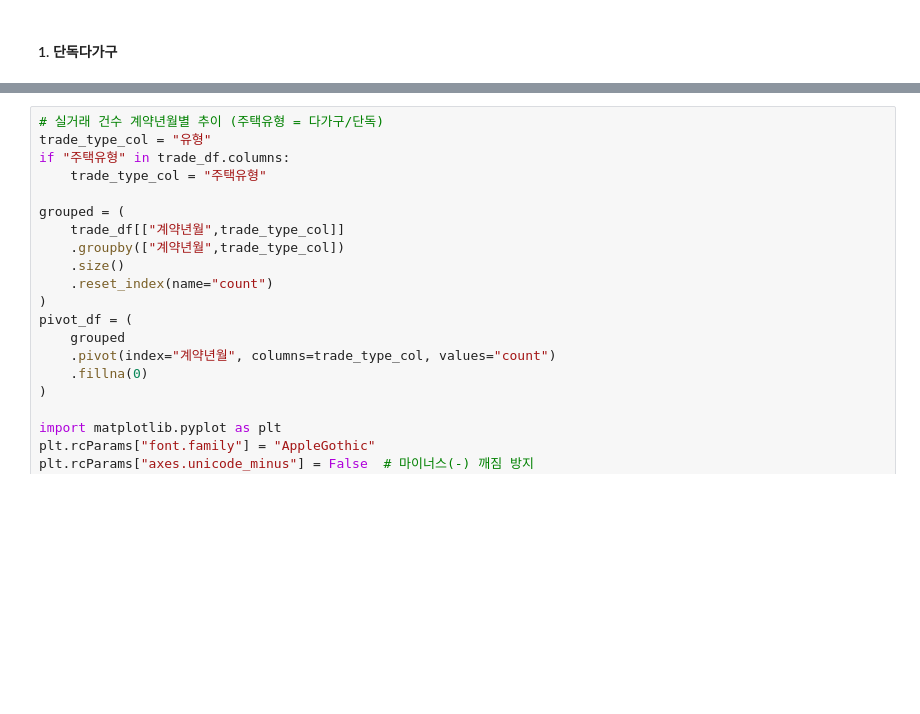
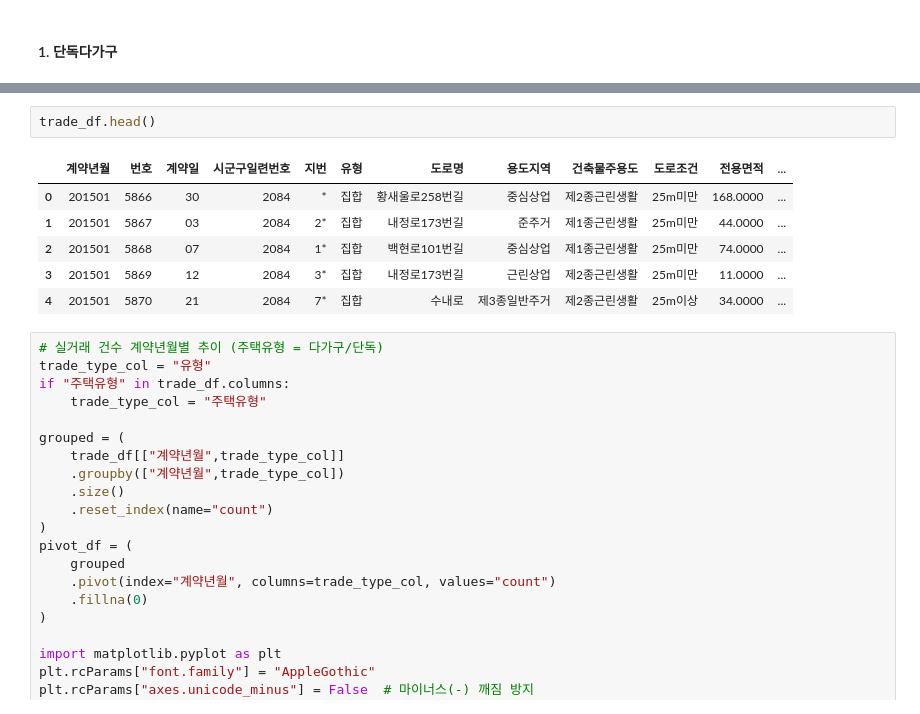
Before and after one commit to sbcho21/landata, a Jupyter notebook: notebooks/bundang.ipynb, the cells around one changed output, grey strips where cells are left out. Drawn from its saved outputs; the diff is of its cells as text; blank space fills up the shorter version.

```diff
--- a/notebooks/bundang.ipynb
+++ b/notebooks/bundang.ipynb
@@ -32,3 +52,12 @@ dtype: object
+# %%
+trade_df.head()
+# %% [output]
+|  | 계약년월 | 번호 | 계약일 | 시군구일련번호 | 지번 | 유형 | 도로명 | 용도지역 | 건축물주용도 | 도로조건 | 전용면적 | ... |
+| 0 | 201501 | 5866 | 30 | 2084 | * | 집합 | 황새울로258번길 | 중심상업 | 제2종근린생활 | 25m미만 | 168.0000 | ... |
+| 1 | 201501 | 5867 | 03 | 2084 | 2* | 집합 | 내정로173번길 | 준주거 | 제1종근린생활 | 25m미만 | 44.0000 | ... |
+| 2 | 201501 | 5868 | 07 | 2084 | 1* | 집합 | 백현로101번길 | 중심상업 | 제1종근린생활 | 25m미만 | 74.0000 | ... |
+| 3 | 201501 | 5869 | 12 | 2084 | 3* | 집합 | 내정로173번길 | 근린상업 | 제2종근린생활 | 25m미만 | 11.0000 | ... |
+| 4 | 201501 | 5870 | 21 | 2084 | 7* | 집합 | 수내로 | 제3종일반주거 | 제2종근린생활 | 25m이상 | 34.0000 | ... |
 # %%
 # 실거래 건수 계약년월별 추이 (주택유형 = 다가구/단독)
 trade_type_col = "유형"
```
Also changed, not shown: parts of 5 cells of this notebook, 2 other files.
